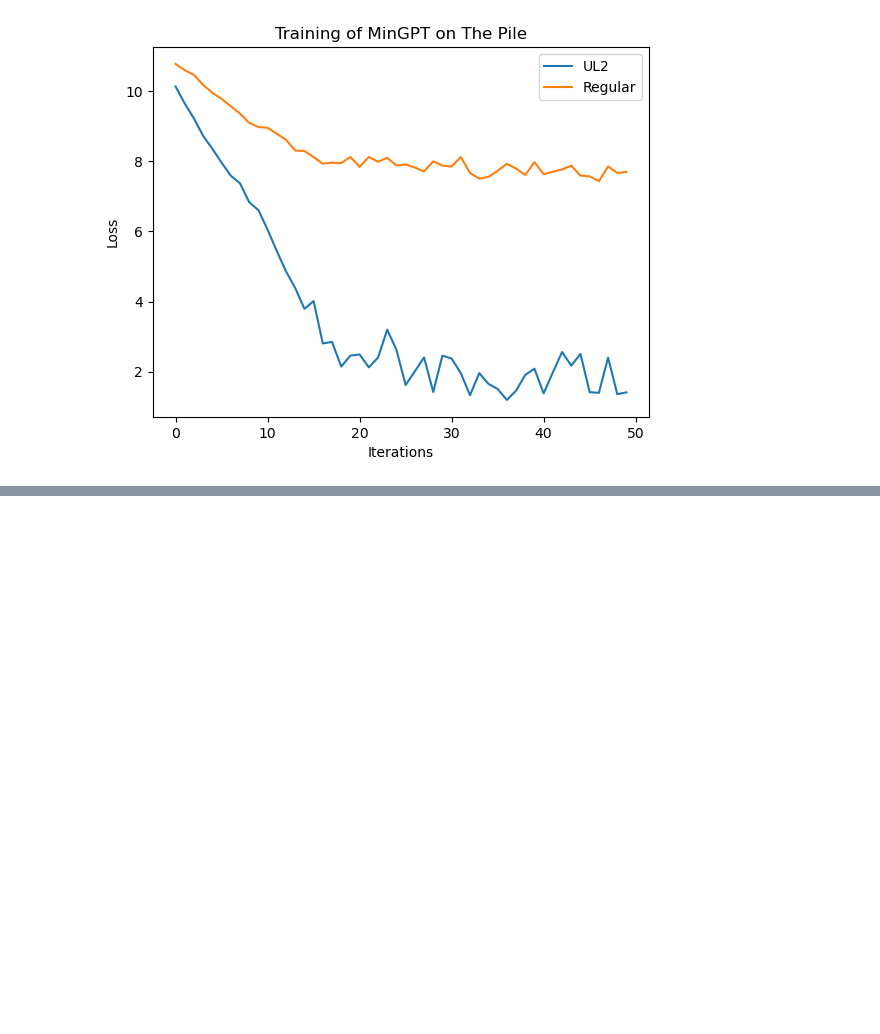
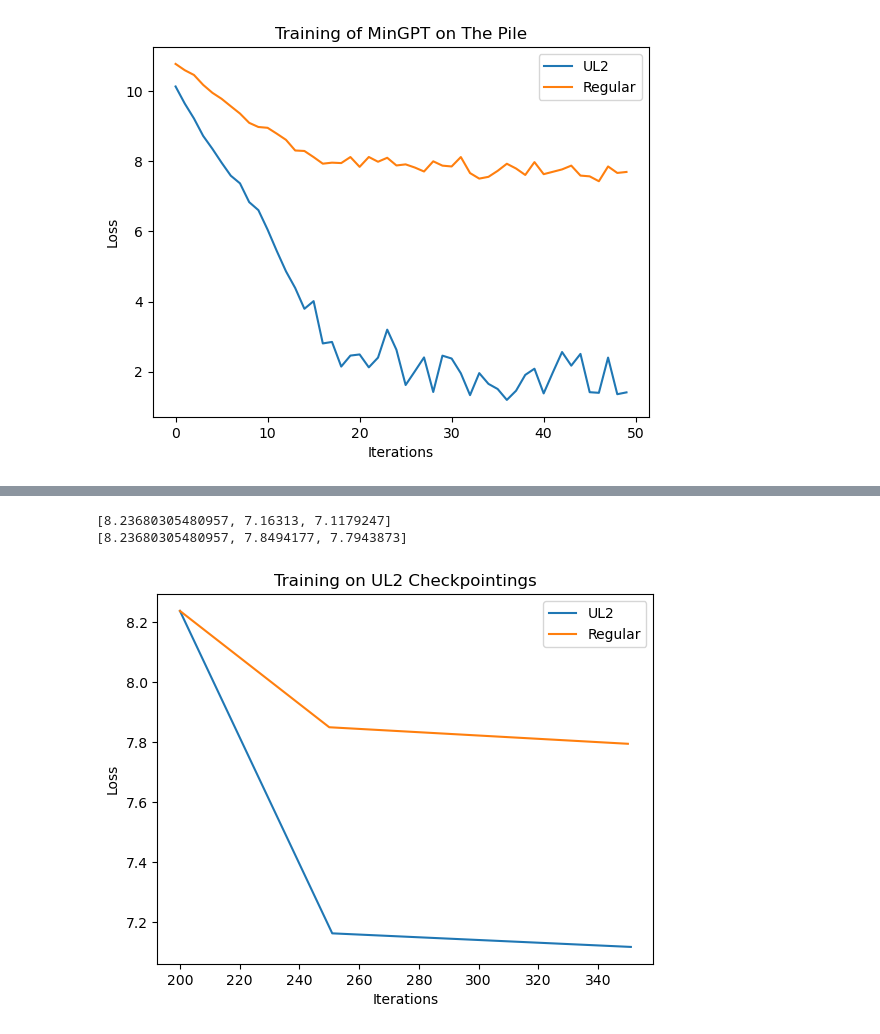
Before and after one commit to dylanskinner65/MinGPT_UL2, a Jupyter notebook: project2b.ipynb, the cells around one changed output, grey strips where cells are left out. Cells and saved outputs as stored; diff of their text form; code cells hidden in the pictures; blank space fills up the shorter version.

```diff
--- a/project2b.ipynb
+++ b/project2b.ipynb
@@ -375,0 +485,15 @@ iter_dt 151.13ms; iter 400: train loss 9.00874
+# %%
+print(ul2_scores)
+print(regular_scores)
+
+plt.plot([200, 251, 351], ul2_scores, label='UL2')
+plt.plot([200, 250, 350], regular_scores, label='Regular')
+plt.title('Training on UL2 Checkpointings')
+plt.ylabel('Loss')
+plt.xlabel('Iterations')
+plt.legend()
+plt.show()
+# %% [output]
+[8.23680305480957, 7.16313, 7.1179247]
+[8.23680305480957, 7.8494177, 7.7943873]
+[figure, added]
```
Also changed, not shown: parts of 2 cells of this notebook.
